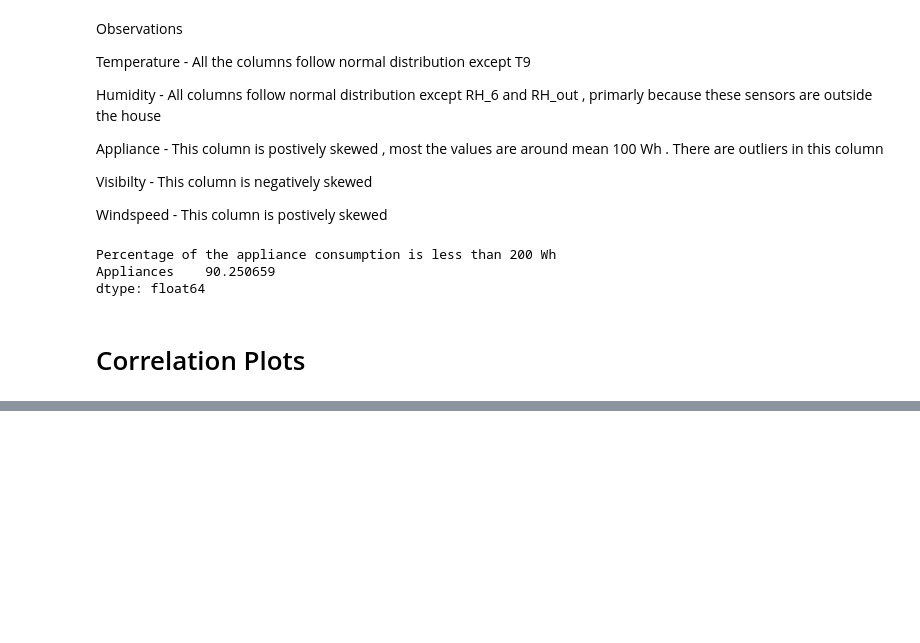
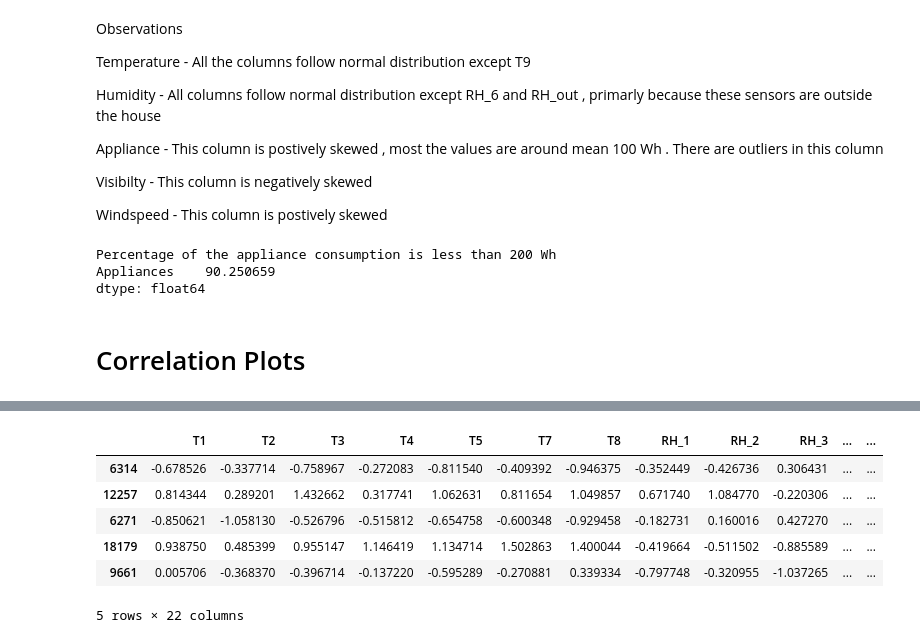
Before and after one commit to velamalaappu/icc-supervised-ml-analysis, a Jupyter notebook: module2_project.ipynb, the cells around one changed output, grey strips where cells are left out. Drawn from its saved outputs; the diff is of its cells as text; code cells hidden in the pictures; blank space fills up the shorter version.

```diff
--- a/module2_project.ipynb
+++ b/module2_project.ipynb
@@ -270,0 +341,4 @@ dtype: float64
+# %%
+#Split testing dataset into independent and dependent varibales
+test_X = test[feature_vars.columns]
+test_y = test[target_vars.columns]
@@ -270,0 +348,3 @@ dtype: float64
+# %%
+# Due to conlusion made above below columns are removed
+test_X.drop(["rv1","rv2","Visibility","T6","T9"], axis=1, inplace=True)
@@ -270,0 +394,10 @@ dtype: float64
+# %%
+sc_test.head()
+# %% [output]
+|  | T1 | T2 | T3 | T4 | T5 | T7 | T8 | RH_1 | RH_2 | RH_3 | ... | ... |
+| 6314 | -0.678526 | -0.337714 | -0.758967 | -0.272083 | -0.811540 | -0.409392 | -0.946375 | -0.352449 | -0.426736 | 0.306431 | ... | ... |
+| 12257 | 0.814344 | 0.289201 | 1.432662 | 0.317741 | 1.062631 | 0.811654 | 1.049857 | 0.671740 | 1.084770 | -0.220306 | ... | ... |
+| 6271 | -0.850621 | -1.058130 | -0.526796 | -0.515812 | -0.654758 | -0.600348 | -0.929458 | -0.182731 | 0.160016 | 0.427270 | ... | ... |
+| 18179 | 0.938750 | 0.485399 | 0.955147 | 1.146419 | 1.134714 | 1.502863 | 1.400044 | -0.419664 | -0.511502 | -0.885589 | ... | ... |
+| 9661 | 0.005706 | -0.368370 | -0.396714 | -0.137220 | -0.595289 | -0.270881 | 0.339334 | -0.797748 | -0.320955 | -1.037265 | ... | ... |
+5 rows × 22 columns
```
Also changed, not shown: parts of 34 cells of this notebook.
